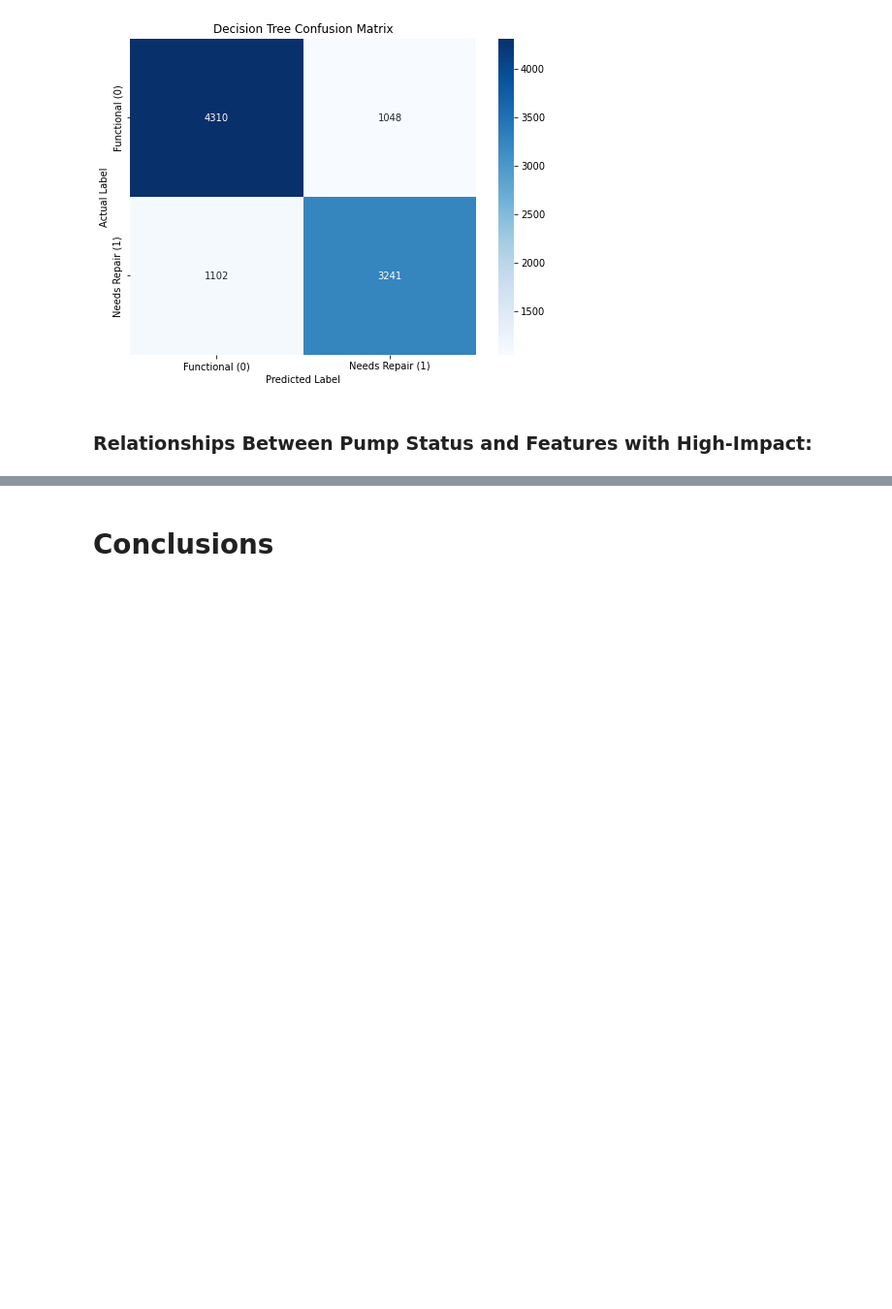
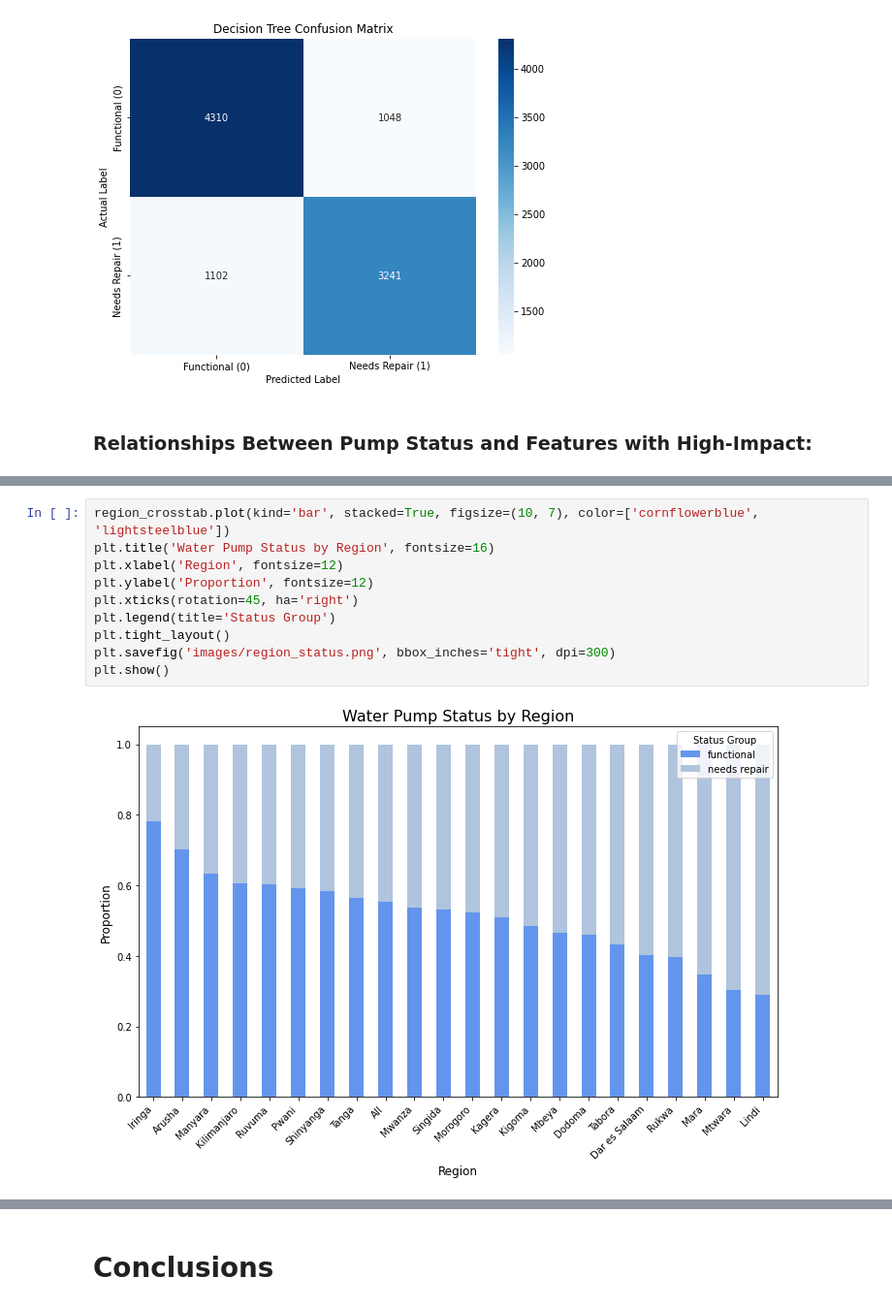
Before and after one commit to morgannash1/water_wells_project, a Jupyter notebook: notebook.ipynb, the cells around one changed output, grey strips where cells are left out. Shown: that part at 97% size. Cells and saved outputs as stored; diff of their text form; blank space fills up the shorter version.

```diff
--- a/notebook.ipynb
+++ b/notebook.ipynb
@@ -1704 +1717,13 @@ All              0.552294      0.447706
+# %%
+region_crosstab.plot(kind='bar', stacked=True, figsize=(10, 7), color=['cornflowerblue', 'lightsteelblue'])
+plt.title('Water Pump Status by Region', fontsize=16)
+plt.xlabel('Region', fontsize=12)
+plt.ylabel('Proportion', fontsize=12)
+plt.xticks(rotation=45, ha='right')
+plt.legend(title='Status Group')
+plt.tight_layout()
+plt.savefig('images/region_status.png', bbox_inches='tight', dpi=300)
+plt.show()
+# %% [output]
+[figure, added]
 # %%
```
Also changed, not shown: parts of 4 cells of this notebook, 3 other files.
